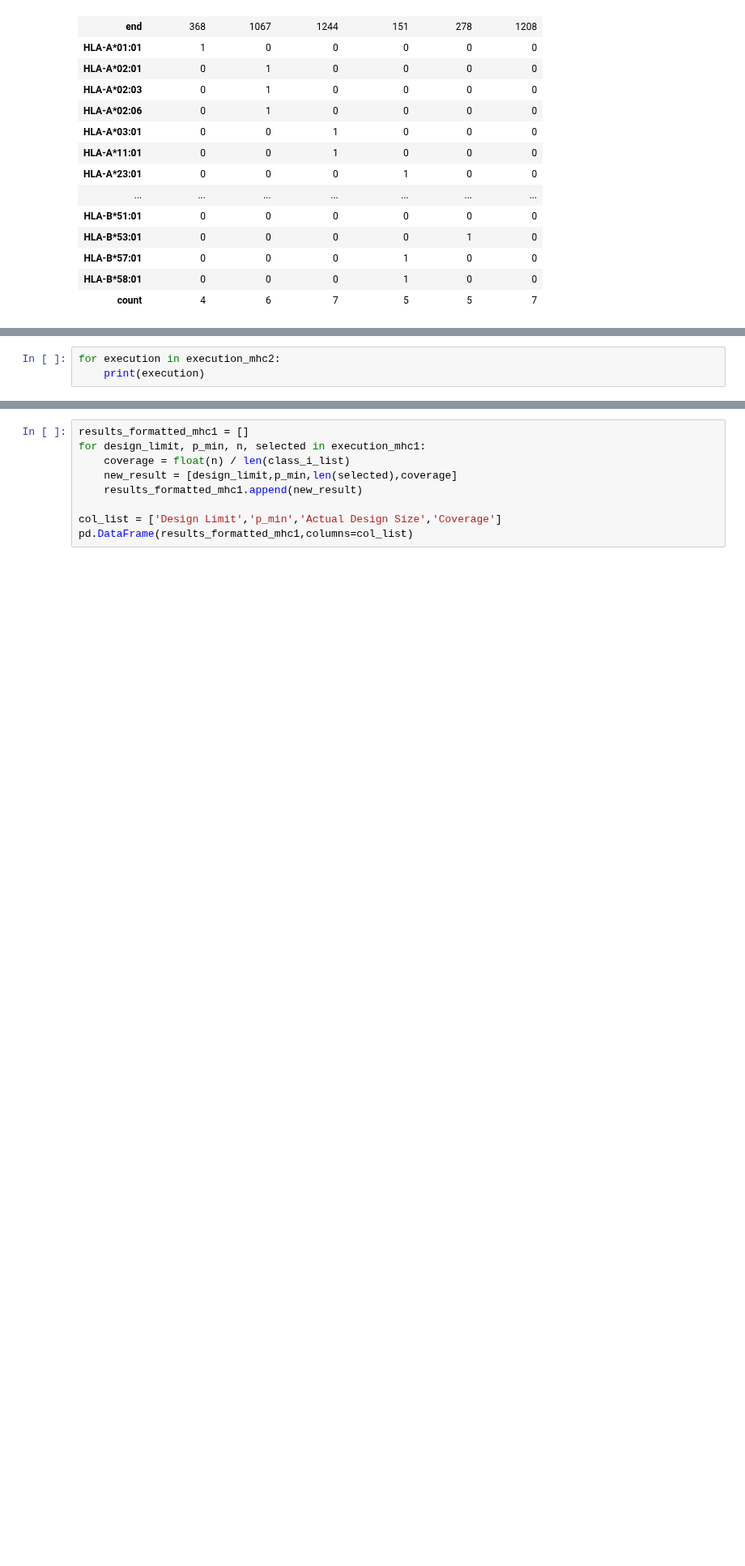
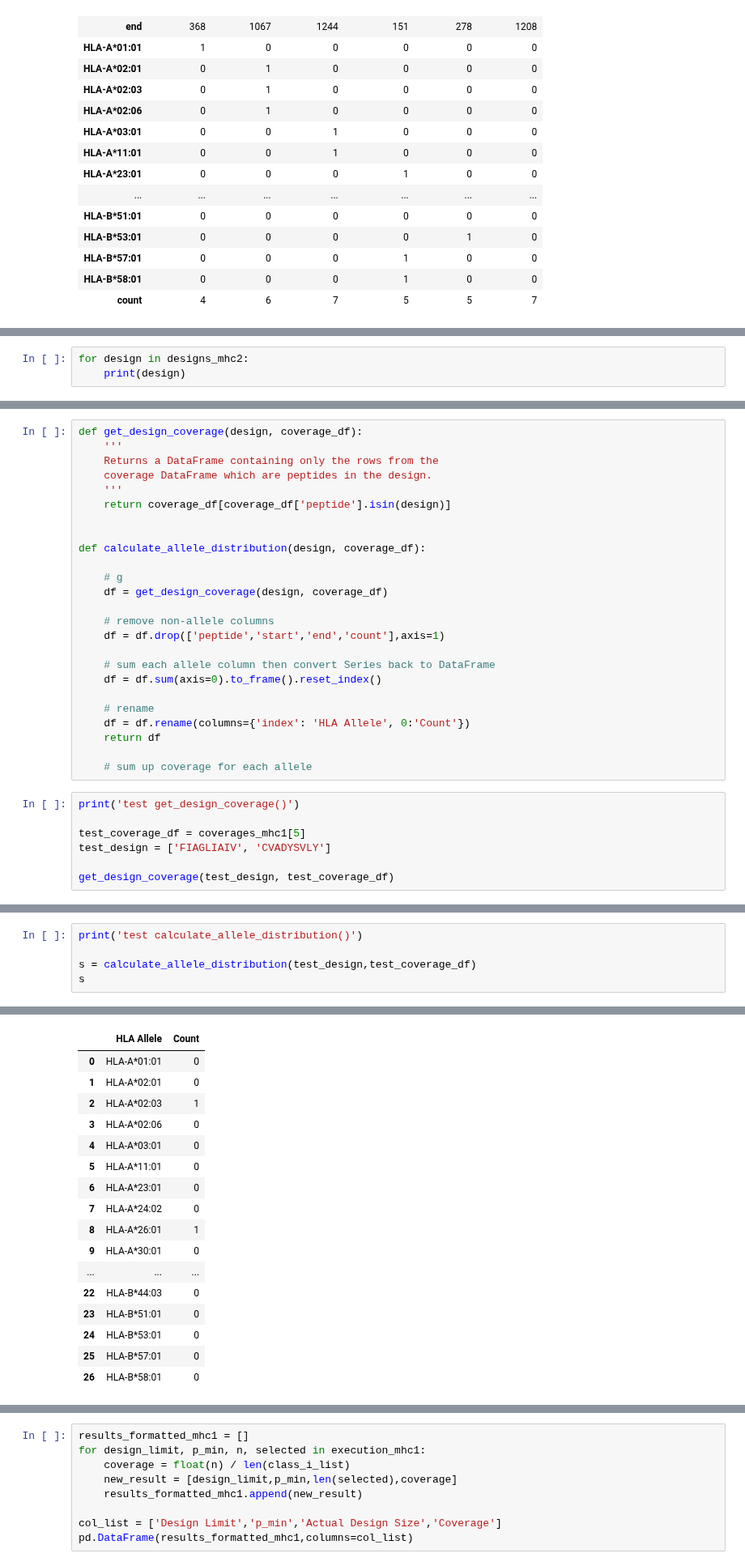
Before and after one commit to ryanquinnnelson/CMU-02718-HW5, a Jupyter notebook: 02_518_02_718_HW_5_ryann.ipynb, the cells around one changed output, grey strips where cells are left out. Shown at 81% size. Saved outputs shown, nothing was run; the diff lists cells and outputs as text; blank space fills up the shorter version.

```diff
--- a/02_518_02_718_HW_5_ryann.ipynb
+++ b/02_518_02_718_HW_5_ryann.ipynb
@@ -1728,3 +1766,3 @@ designs_mhc2, coverages_mhc2 = design_coverage(class_ii_list, results_mhc2, desi
 # %%
-for execution in execution_mhc2:
-    print(execution)
+for design in designs_mhc2:
+    print(design)
@@ -1736,0 +1784,32 @@ mhc2_execution_r2[mhc2_execution_r2['peptide'].isin(['WRVYSTGSNVFQTRA', 'LNESLID
+# %%
+def get_design_coverage(design, coverage_df):
+    '''
+    Returns a DataFrame containing only the rows from the
+    coverage DataFrame which are peptides in the design.
+    '''
+    return coverage_df[coverage_df['peptide'].isin(design)]
+
+
+def calculate_allele_distribution(design, coverage_df):
+
+    # g
+    df = get_design_coverage(design, coverage_df)
+
+    # remove non-allele columns
+    df = df.drop(['peptide','start','end','count'],axis=1)
+
+    # sum each allele column then convert Series back to DataFrame
+    df = df.sum(axis=0).to_frame().reset_index()
+
+    # rename
+    df = df.rename(columns={'index': 'HLA Allele', 0:'Count'})
+    return df
+
+    # sum up coverage for each allele
+# %%
+print('test get_design_coverage()')
+
+test_coverage_df = coverages_mhc1[5]
+test_design = ['FIAGLIAIV', 'CVADYSVLY']
+
+get_design_coverage(test_design, test_coverage_df)
@@ -1736,0 +1822,6 @@ mhc2_execution_r2[mhc2_execution_r2['peptide'].isin(['WRVYSTGSNVFQTRA', 'LNESLID
+# %%
+print('test calculate_allele_distribution()')
+
+s = calculate_allele_distribution(test_design,test_coverage_df)
+s
+# %% [output]
@@ -1736,0 +1829,17 @@ mhc2_execution_r2[mhc2_execution_r2['peptide'].isin(['WRVYSTGSNVFQTRA', 'LNESLID
+|  | HLA Allele | Count |
+| 0 | HLA-A*01:01 | 0 |
+| 1 | HLA-A*02:01 | 0 |
+| 2 | HLA-A*02:03 | 1 |
+| 3 | HLA-A*02:06 | 0 |
+| 4 | HLA-A*03:01 | 0 |
+| 5 | HLA-A*11:01 | 0 |
+| 6 | HLA-A*23:01 | 0 |
+| 7 | HLA-A*24:02 | 0 |
+| 8 | HLA-A*26:01 | 1 |
+| 9 | HLA-A*30:01 | 0 |
+| ... | ... | ... |
+| 22 | HLA-B*44:03 | 0 |
+| 23 | HLA-B*51:01 | 0 |
+| 24 | HLA-B*53:01 | 0 |
+| 25 | HLA-B*57:01 | 0 |
+| 26 | HLA-B*58:01 | 0 |
```
Also changed, not shown: parts of 18 cells of this notebook.
